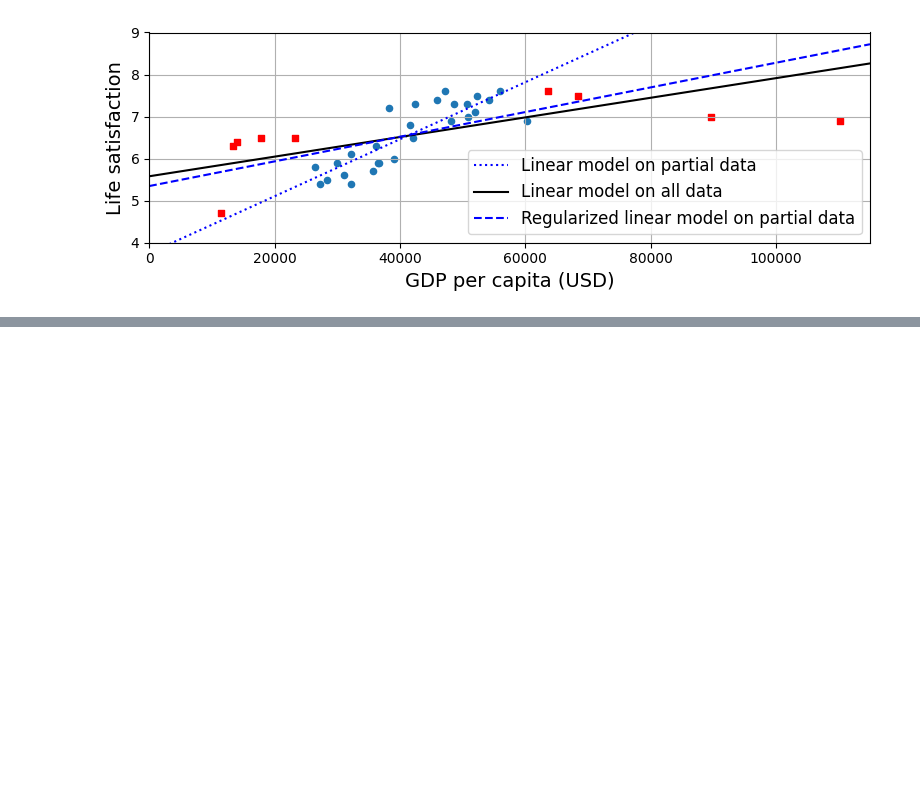
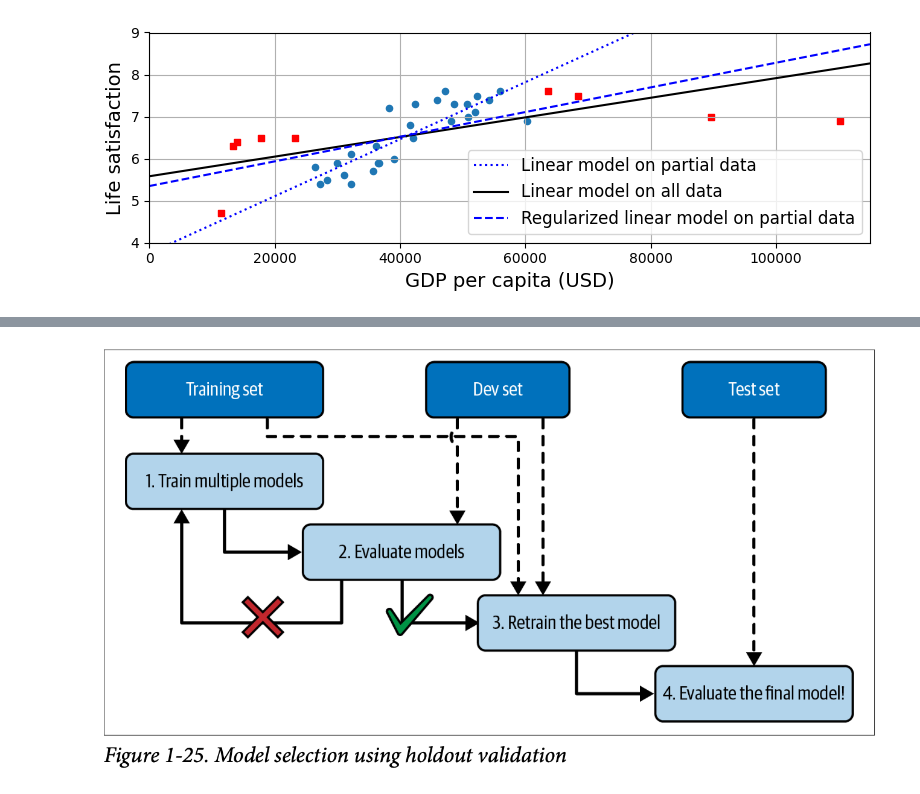
Before and after one commit to preimitz/HandsOnMachineLearning, a Jupyter notebook: notebooks/01_the_machine_learning_landscape.ipynb, the cells around one changed output, grey strips where cells are left out. Cells and saved outputs as stored; diff of their text form; code cells hidden in the pictures; blank space fills up the shorter version.

```diff
--- a/notebooks/01_the_machine_learning_landscape.ipynb
+++ b/notebooks/01_the_machine_learning_landscape.ipynb
@@ -587,0 +597,7 @@ When choosing between different models, it helps to compare how well they genera
+# %%
+from IPython.display import Image
+
+# Display an image from a file
+Image(filename='images/book/model_selection.png')
+# %% [output]
+[figure, added]
```
Also changed, not shown: parts of 4 cells of this notebook.
